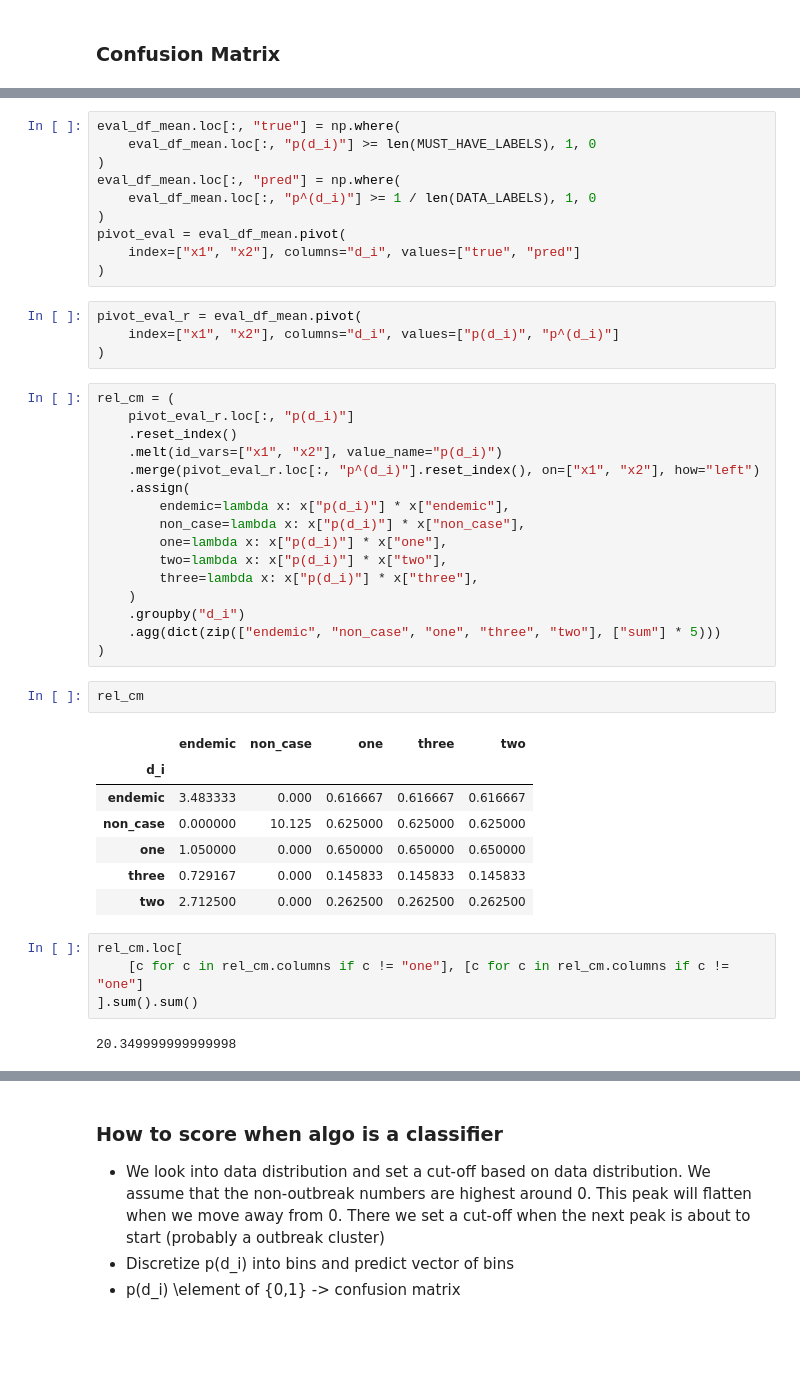
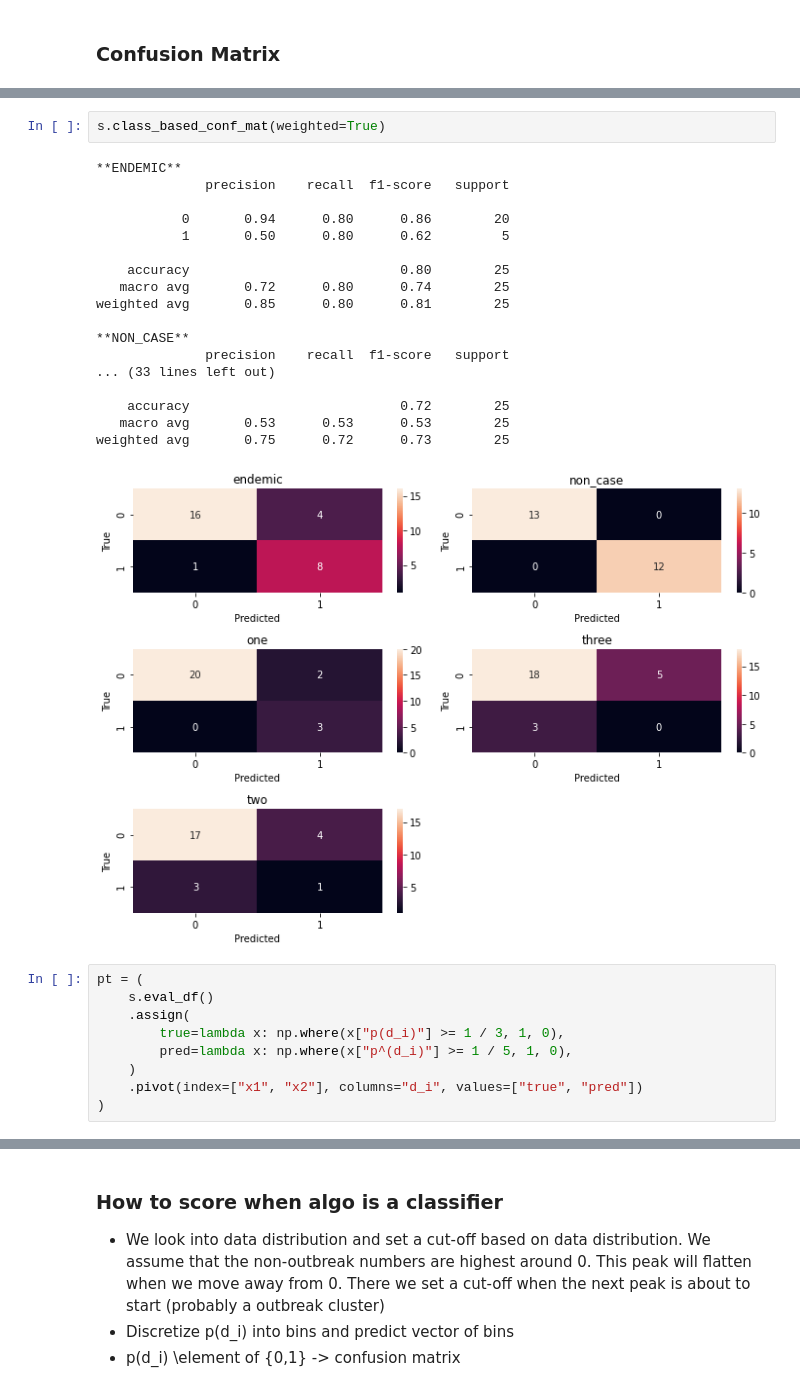
Before and after one commit to aauss/epi-quark, a Jupyter notebook: lean_score_OO.ipynb, the cells around one changed output, grey strips where cells are left out. Saved outputs shown, nothing was run; the diff lists cells and outputs as text; blank space fills up the shorter version.

```diff
--- a/lean_score_OO.ipynb
+++ b/lean_score_OO.ipynb
@@ -427,46 +302,30 @@ eval_df_mean = s.eval_df()
+# %%
+s.class_based_conf_mat(weighted=True)
+# %% [output]
+**ENDEMIC**
+              precision    recall  f1-score   support
+
+           0       0.94      0.80      0.86        20
+           1       0.50      0.80      0.62         5
+
+    accuracy                           0.80        25
+   macro avg       0.72      0.80      0.74        25
+weighted avg       0.85      0.80      0.81        25
+
+**NON_CASE**
+              precision    recall  f1-score   support
+... (33 lines left out)
+
+    accuracy                           0.72        25
+   macro avg       0.53      0.53      0.53        25
+weighted avg       0.75      0.72      0.73        25
+[figure, added]
 # %%
-eval_df_mean.loc[:, "true"] = np.where(
-    eval_df_mean.loc[:, "p(d_i)"] >= len(MUST_HAVE_LABELS), 1, 0
+pt = (
+    s.eval_df()
+    .assign(
+        true=lambda x: np.where(x["p(d_i)"] >= 1 / 3, 1, 0),
+        pred=lambda x: np.where(x["p^(d_i)"] >= 1 / 5, 1, 0),
+    )
+    .pivot(index=["x1", "x2"], columns="d_i", values=["true", "pred"])
 )
-eval_df_mean.loc[:, "pred"] = np.where(
-    eval_df_mean.loc[:, "p^(d_i)"] >= 1 / len(DATA_LABELS), 1, 0
-)
-pivot_eval = eval_df_mean.pivot(
-    index=["x1", "x2"], columns="d_i", values=["true", "pred"]
-)
-# %%
-pivot_eval_r = eval_df_mean.pivot(
-    index=["x1", "x2"], columns="d_i", values=["p(d_i)", "p^(d_i)"]
-)
-# %%
-rel_cm = (
-    pivot_eval_r.loc[:, "p(d_i)"]
-    .reset_index()
-    .melt(id_vars=["x1", "x2"], value_name="p(d_i)")
-    .merge(pivot_eval_r.loc[:, "p^(d_i)"].reset_index(), on=["x1", "x2"], how="left")
-    .assign(
-        endemic=lambda x: x["p(d_i)"] * x["endemic"],
-        non_case=lambda x: x["p(d_i)"] * x["non_case"],
-        one=lambda x: x["p(d_i)"] * x["one"],
-        two=lambda x: x["p(d_i)"] * x["two"],
-        three=lambda x: x["p(d_i)"] * x["three"],
-    )
-    .groupby("d_i")
-    .agg(dict(zip(["endemic", "non_case", "one", "three", "two"], ["sum"] * 5)))
-)
-# %%
-rel_cm
-# %% [output]
-|  | endemic | non_case | one | three | two |
-| d_i |  |  |  |  |  |
-| endemic | 3.483333 | 0.000 | 0.616667 | 0.616667 | 0.616667 |
-| non_case | 0.000000 | 10.125 | 0.625000 | 0.625000 | 0.625000 |
-| one | 1.050000 | 0.000 | 0.650000 | 0.650000 | 0.650000 |
-| three | 0.729167 | 0.000 | 0.145833 | 0.145833 | 0.145833 |
-| two | 2.712500 | 0.000 | 0.262500 | 0.262500 | 0.262500 |
-# %%
-rel_cm.loc[
-    [c for c in rel_cm.columns if c != "one"], [c for c in rel_cm.columns if c != "one"]
-].sum().sum()
-# %% [output]
-20.349999999999998
```
Also changed, not shown: parts of 64 cells of this notebook, 4 other files.
